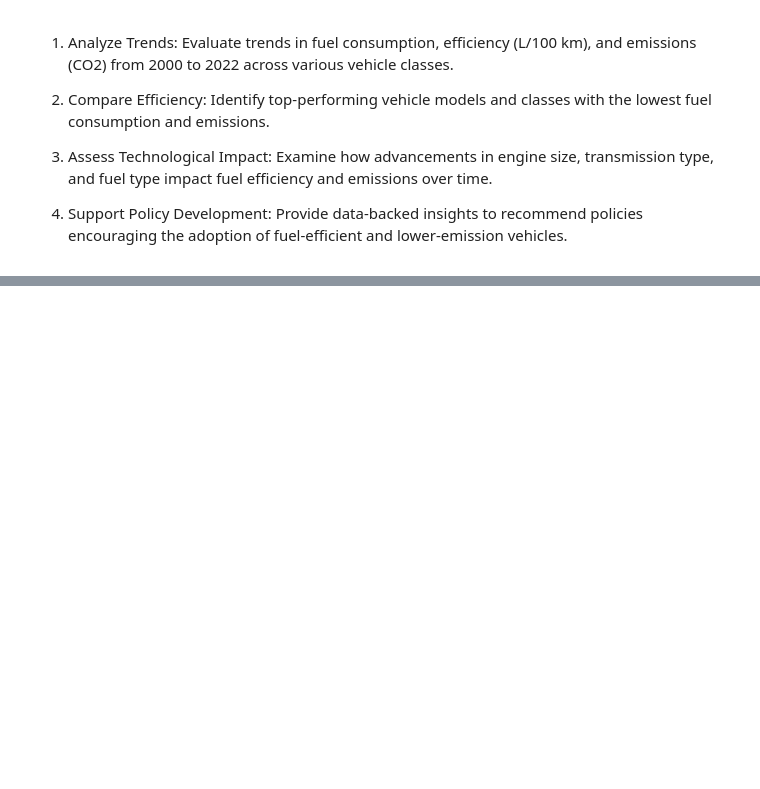
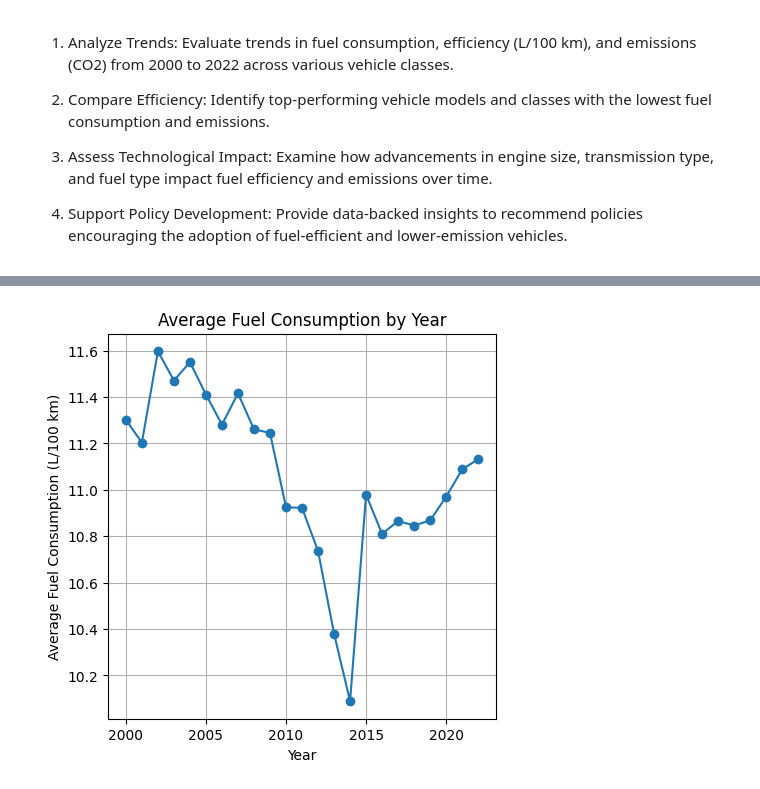
Before and after one commit to WambuiMunene/Phase2-Project_Group-4, a Jupyter notebook: Notebooks/Kelvin.ipynb, the cells around one changed output, grey strips where cells are left out. Drawn from its saved outputs; the diff is of its cells as text; code cells hidden in the pictures; blank space fills up the shorter version.

```diff
--- a/Notebooks/Kelvin.ipynb
+++ b/Notebooks/Kelvin.ipynb
@@ -18,0 +106,12 @@ Fuel consumption and emissions from motor vehicles significantly contribute to e
+# %%
+# Average fuel consumption by year
+annual_fuel_consumption = df.groupby('YEAR')['COMB (L/100 km)'].mean()
+plt.figure(figsize=(5, 5))
+plt.plot(annual_fuel_consumption.index, annual_fuel_consumption.values, marker='o')
+plt.title('Average Fuel Consumption by Year')
+plt.xlabel('Year')
+plt.ylabel('Average Fuel Consumption (L/100 km)')
+plt.grid(True)
+plt.show()
+# %% [output]
+[figure, added]
```
Also changed, not shown: parts of 19 cells of this notebook.
